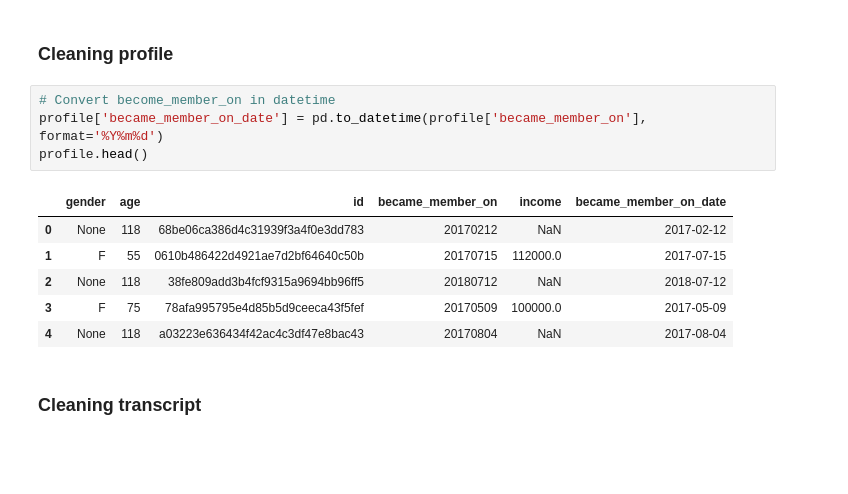
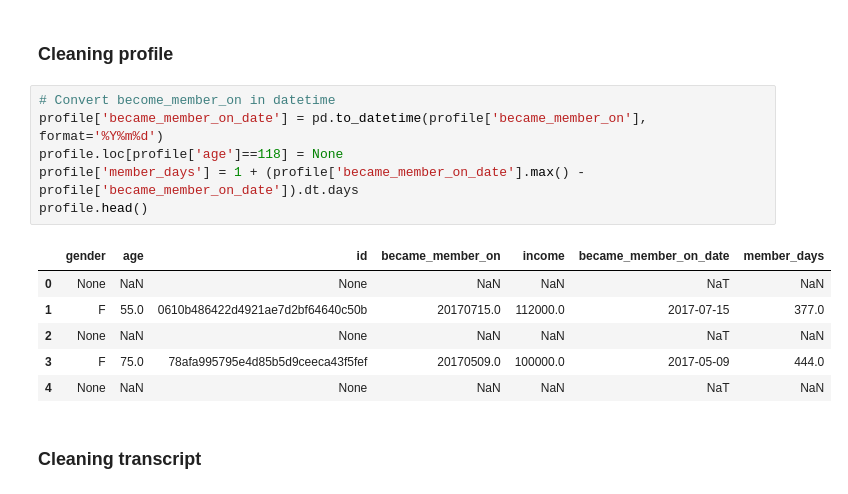
Before and after one commit to Sawy89/dsnd_starbucks_capstone, a Jupyter notebook: Starbucks_Capstone_notebook.ipynb, the cells around one changed output. Saved outputs shown, nothing was run; the diff lists cells and outputs as text; blank space fills up the shorter version.

```diff
--- a/Starbucks_Capstone_notebook.ipynb
+++ b/Starbucks_Capstone_notebook.ipynb
@@ -215,14 +217,16 @@ portfolio.head()
 # %%
 # Convert become_member_on in datetime
 profile['became_member_on_date'] = pd.to_datetime(profile['became_member_on'], format='%Y%m%d')
+profile.loc[profile['age']==118] = None
+profile['member_days'] = 1 + (profile['became_member_on_date'].max() - profile['became_member_on_date']).dt.days
 profile.head()
 # %% [output]
-|  | gender | age | id | became_member_on | income | became_member_on_date |
-| 0 | None | 118 | 68be06ca386d4c31939f3a4f0e3dd783 | 20170212 | NaN | 2017-02-12 |
-| 1 | F | 55 | 0610b486422d4921ae7d2bf64640c50b | 20170715 | 112000.0 | 2017-07-15 |
-| 2 | None | 118 | 38fe809add3b4fcf9315a9694bb96ff5 | 20180712 | NaN | 2018-07-12 |
-| 3 | F | 75 | 78afa995795e4d85b5d9ceeca43f5fef | 20170509 | 100000.0 | 2017-05-09 |
-| 4 | None | 118 | a03223e636434f42ac4c3df47e8bac43 | 20170804 | NaN | 2017-08-04 |
+|  | gender | age | id | became_member_on | income | became_member_on_date | member_days |
+| 0 | None | NaN | None | NaN | NaN | NaT | NaN |
+| 1 | F | 55.0 | 0610b486422d4921ae7d2bf64640c50b | 20170715.0 | 112000.0 | 2017-07-15 | 377.0 |
+| 2 | None | NaN | None | NaN | NaN | NaT | NaN |
+| 3 | F | 75.0 | 78afa995795e4d85b5d9ceeca43f5fef | 20170509.0 | 100000.0 | 2017-05-09 | 444.0 |
+| 4 | None | NaN | None | NaN | NaN | NaT | NaN |
 # %% [markdown]
 ### Cleaning transcript
 # %%
```
Also changed, not shown: parts of 3 cells of this notebook.
